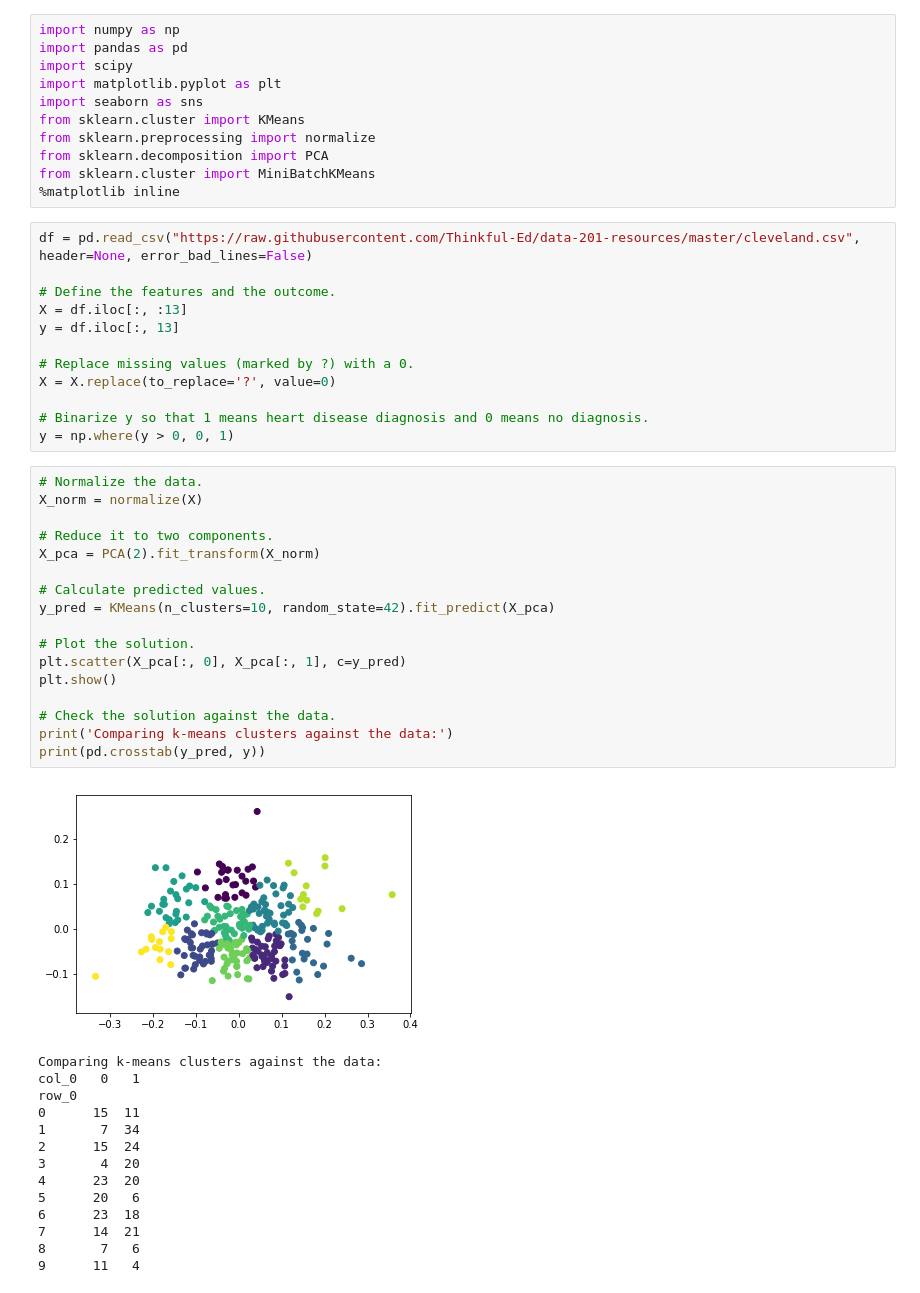
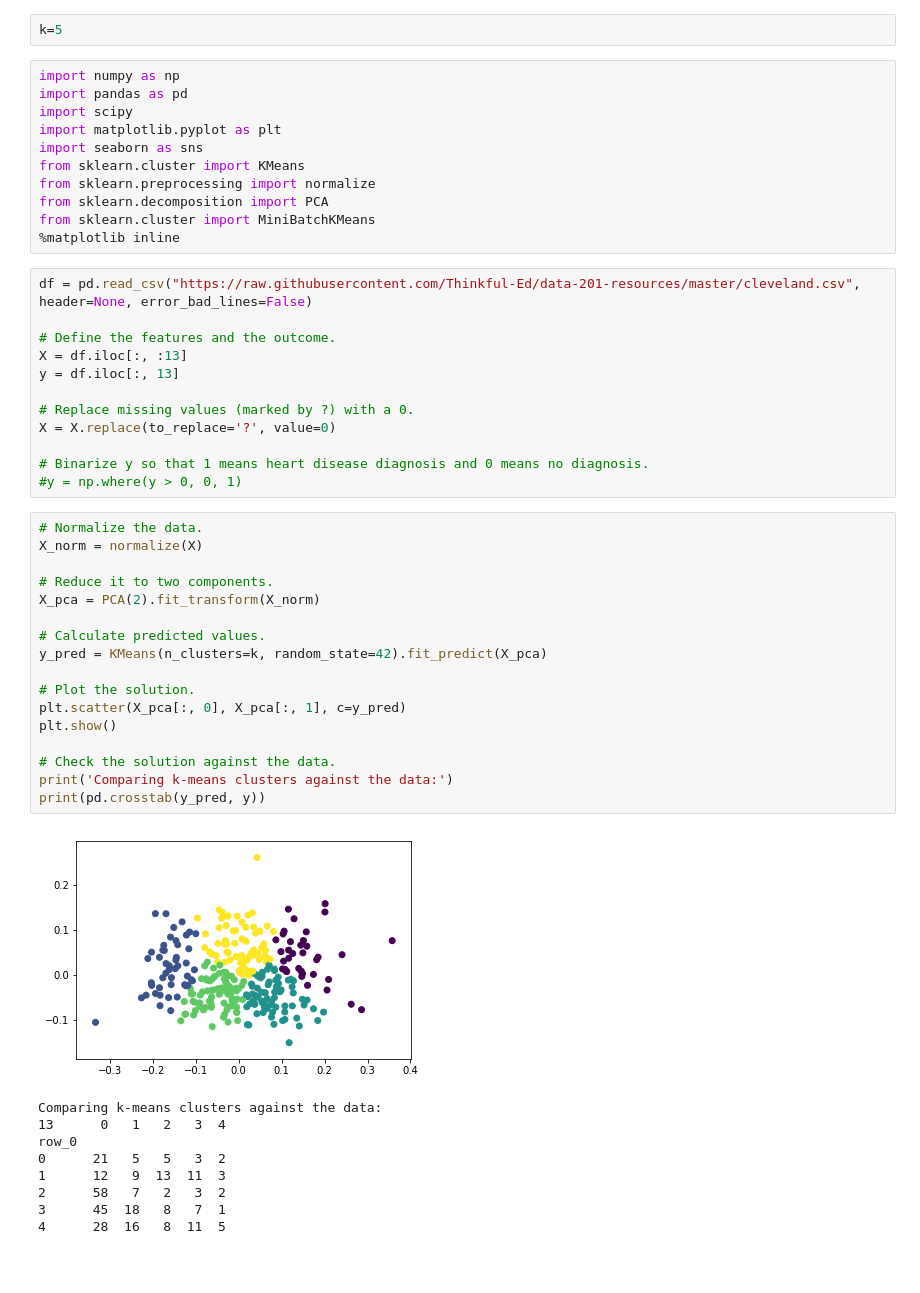
Before and after one commit to khsieh18/Unit4-Unsupervised-Learning, a Jupyter notebook: Lesson2-2-Drill.ipynb, the cells around one changed output. Cells and saved outputs as stored; diff of their text form; blank space fills up the shorter version.

```diff
--- a/Lesson2-2-Drill.ipynb
+++ b/Lesson2-2-Drill.ipynb
@@ -1,3 +1,5 @@
+# %%
+k=5
 # %%
 import numpy as np
 import pandas as pd
@@ -20,36 +22,31 @@ y = df.iloc[:, 13]
 X = X.replace(to_replace='?', value=0)
 
 # Binarize y so that 1 means heart disease diagnosis and 0 means no diagnosis.
-y = np.where(y > 0, 0, 1)
+#y = np.where(y > 0, 0, 1)
 # %%
 # Normalize the data.
 X_norm = normalize(X)
 
 # Reduce it to two components.
 X_pca = PCA(2).fit_transform(X_norm)
 
 # Calculate predicted values.
-y_pred = KMeans(n_clusters=10, random_state=42).fit_predict(X_pca)
+y_pred = KMeans(n_clusters=k, random_state=42).fit_predict(X_pca)
 
 # Plot the solution.
 plt.scatter(X_pca[:, 0], X_pca[:, 1], c=y_pred)
 plt.show()
 
 # Check the solution against the data.
 print('Comparing k-means clusters against the data:')
 print(pd.crosstab(y_pred, y))
 # %% [output]
-[figure, old version]
+[figure, new version]
 Comparing k-means clusters against the data:
-col_0   0   1
+13      0   1   2   3  4
 row_0
-0      15  11
-1       7  34
-2      15  24
-3       4  20
-4      23  20
-5      20   6
-6      23  18
-7      14  21
-8       7   6
-9      11   4
+0      21   5   5   3  2
+1      12   9  13  11  3
+2      58   7   2   3  2
+3      45  18   8   7  1
+4      28  16   8  11  5
```
